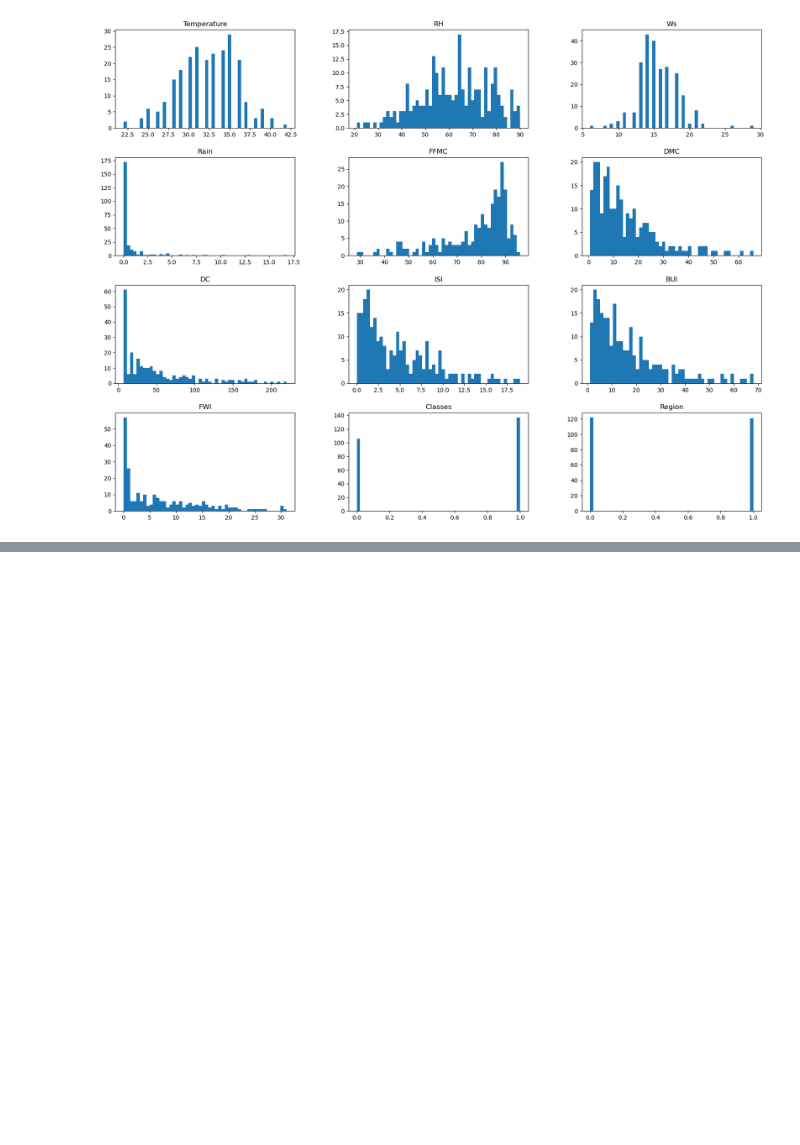
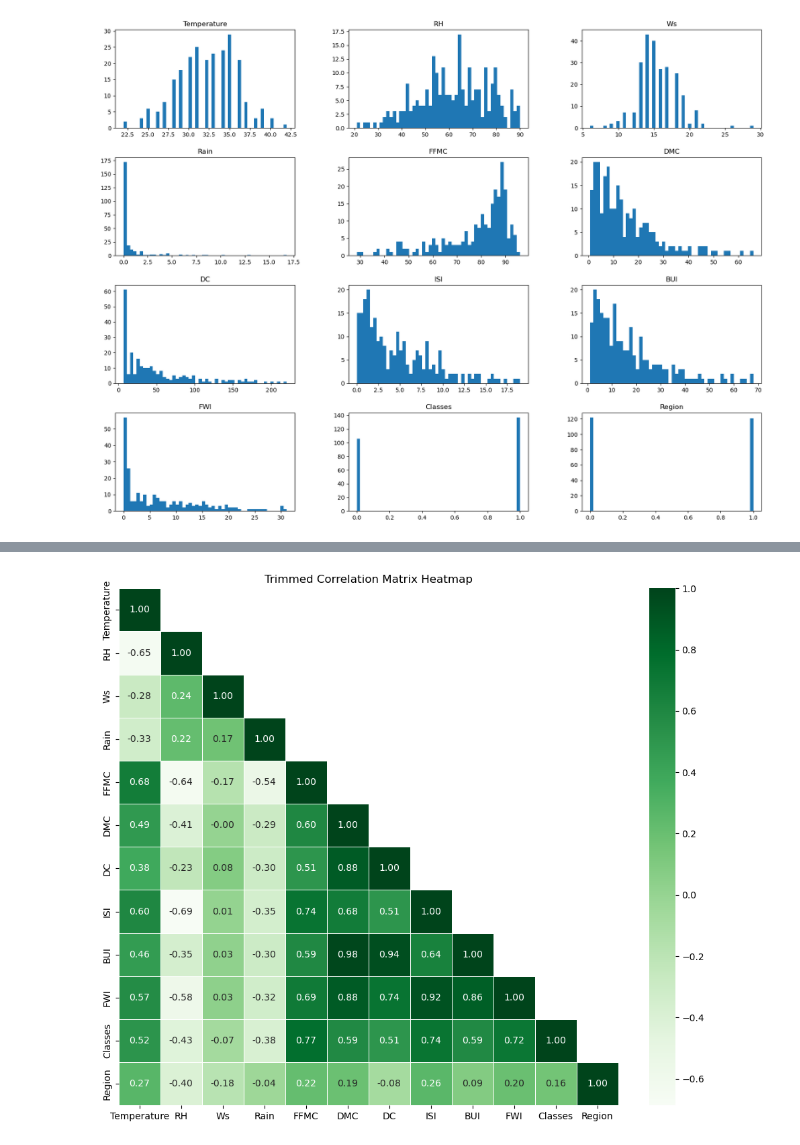
Before and after one commit to arunp77/Machine-Learning, a Jupyter notebook: Projects-ML/Reg-models/lasso.ipynb, the cells around one changed output, grey strips where cells are left out. Cells and saved outputs as stored; diff of their text form; code cells hidden in the pictures; blank space fills up the shorter version.

```diff
--- a/Projects-ML/Reg-models/lasso.ipynb
+++ b/Projects-ML/Reg-models/lasso.ipynb
@@ -426,0 +473,14 @@ plt.show()
+# %%
+# Calculate the correlation matrix
+correlation_matrix = df_copy.corr()
+
+# Create a mask to hide the upper triangle of the correlation matrix
+mask = np.triu(np.ones_like(correlation_matrix, dtype=bool), k=1)
+
+# Plotting the heatmap with the upper triangle masked
+plt.figure(figsize=(12, 10))
+sns.heatmap(correlation_matrix, annot=True, cmap='Greens', fmt=".2f", linewidths=.5, mask=mask)
+plt.title('Trimmed Correlation Matrix Heatmap')
+plt.show()
+# %% [output]
+[figure, added]
```
Also changed, not shown: parts of 12 cells of this notebook, 2 other files.
